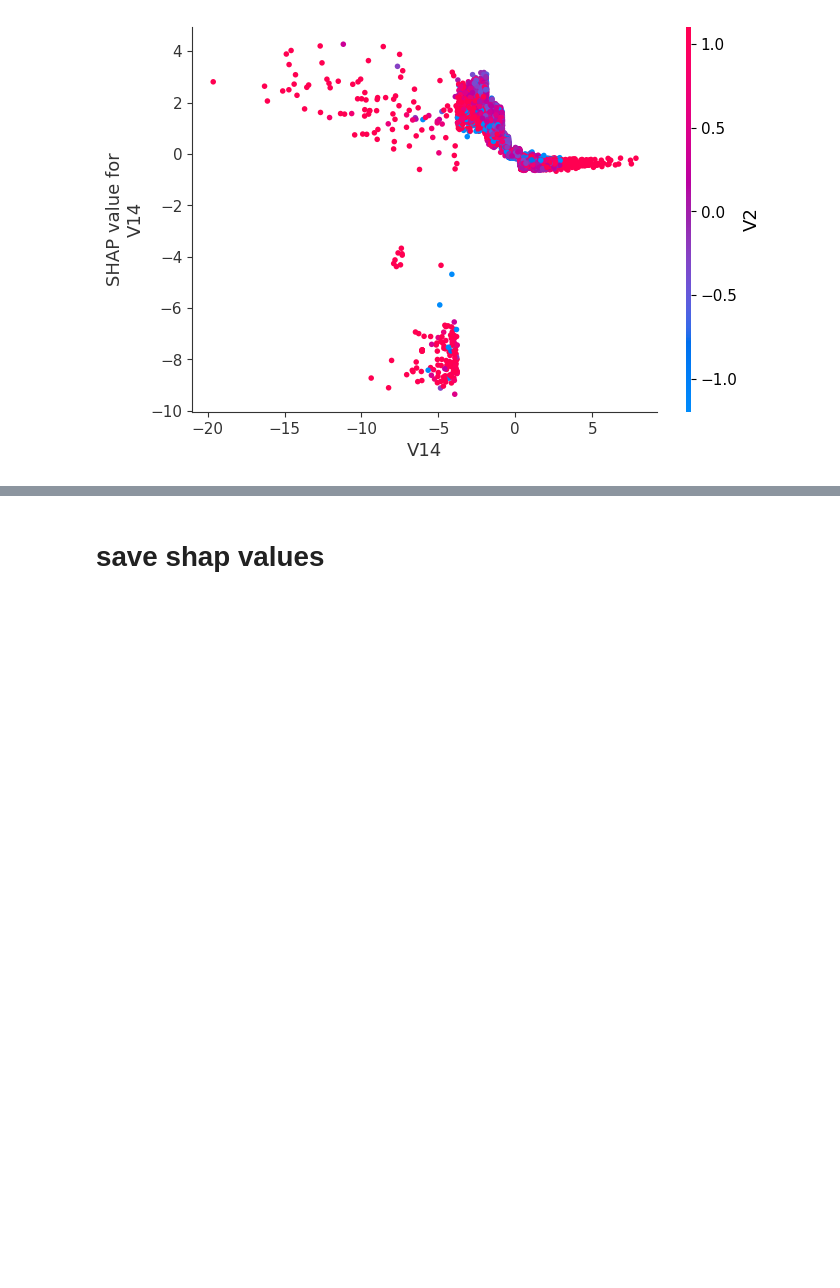
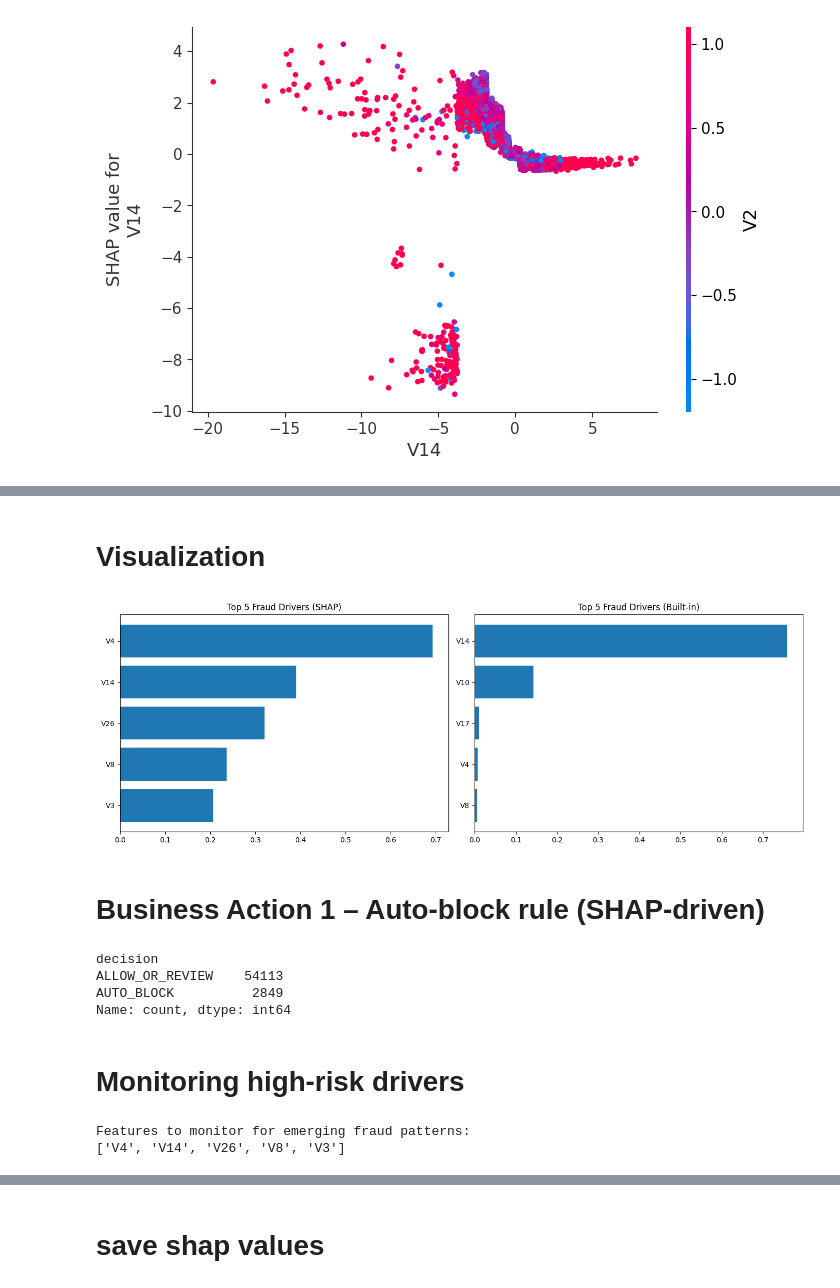
Before and after one commit to Hakima-Muktar/Adey_Innovations, a Jupyter notebook: notebook/credit_model_explain.ipynb, the cells around one changed output, grey strips where cells are left out. Saved outputs shown, nothing was run; the diff lists cells and outputs as text; code cells hidden in the pictures; blank space fills up the shorter version.

```diff
--- a/notebook/credit_model_explain.ipynb
+++ b/notebook/credit_model_explain.ipynb
@@ -99,0 +102,19 @@ shap.dependence_plot("V14",shap_values.values ,X_test)
+# %%
+builtin_importance = pd.DataFrame({
+    "feature": X_train.columns,
+    "builtin_importance": xgb_model.feature_importances_
+}).sort_values(by="builtin_importance", ascending=False)
+
+shap_importance = pd.DataFrame({
+    "feature": X_test.columns,
+    "mean_abs_shap": np.abs(shap_values.values).mean(axis=0)
+}).sort_values(by="mean_abs_shap", ascending=False)
+
+top5_builtin = builtin_importance.head(5)
+top5_shap = shap_importance.head(5)
+
+print("Top 5 Fraud Drivers (SHAP)")
+print(top5_shap)
+
+print("\nTop 5 Fraud Drivers (Built-in Importance)")
+print(top5_builtin)
@@ -99,0 +137,51 @@ shap.dependence_plot("V14",shap_values.values ,X_test)
+# %% [markdown]
+# Visualization
+# %%
+
+fig, ax = plt.subplots(1, 2, figsize=(14, 5))
+
+ax[0].barh(top5_shap["feature"], top5_shap["mean_abs_shap"])
+ax[0].set_title("Top 5 Fraud Drivers (SHAP)")
+ax[0].invert_yaxis()
+
+ax[1].barh(top5_builtin["feature"], top5_builtin["builtin_importance"])
+ax[1].set_title("Top 5 Fraud Drivers (Built-in)")
+ax[1].invert_yaxis()
+
+plt.tight_layout()
+plt.show()
+# %% [output]
+[figure, added]
+# %% [markdown]
+# Business Action 1 – Auto-block rule (SHAP-driven)
+# %%
+
+shap_risk_score = np.abs(shap_values.values).sum(axis=1)
+HIGH_RISK_THRESHOLD = np.percentile(shap_risk_score, 95)
+
+creditcard_actions = pd.DataFrame({
+    "shap_risk_score": shap_risk_score,
+    "decision": np.where(
+        shap_risk_score >= HIGH_RISK_THRESHOLD,
+        "AUTO_BLOCK",
+        "ALLOW_OR_REVIEW"
+    )
+})
+
+creditcard_actions["decision"].value_counts()
+# %% [output]
+decision
+ALLOW_OR_REVIEW    54113
+AUTO_BLOCK          2849
+Name: count, dtype: int64
+# %% [markdown]
+#  Monitoring high-risk drivers
+# %%
+
+monitor_features = top5_shap["feature"].tolist()
+
+print("Features to monitor for emerging fraud patterns:")
+print(monitor_features)
+# %% [output]
+Features to monitor for emerging fraud patterns:
+['V4', 'V14', 'V26', 'V8', 'V3']
```
Also changed, not shown: parts of 4 cells of this notebook, 1 other file.
